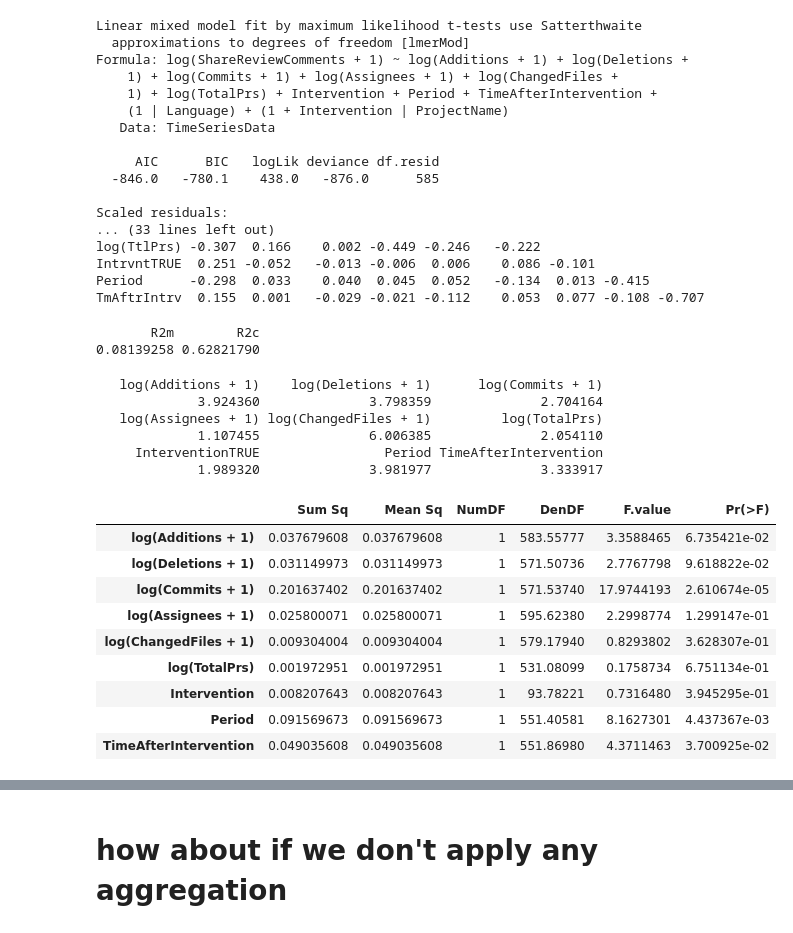
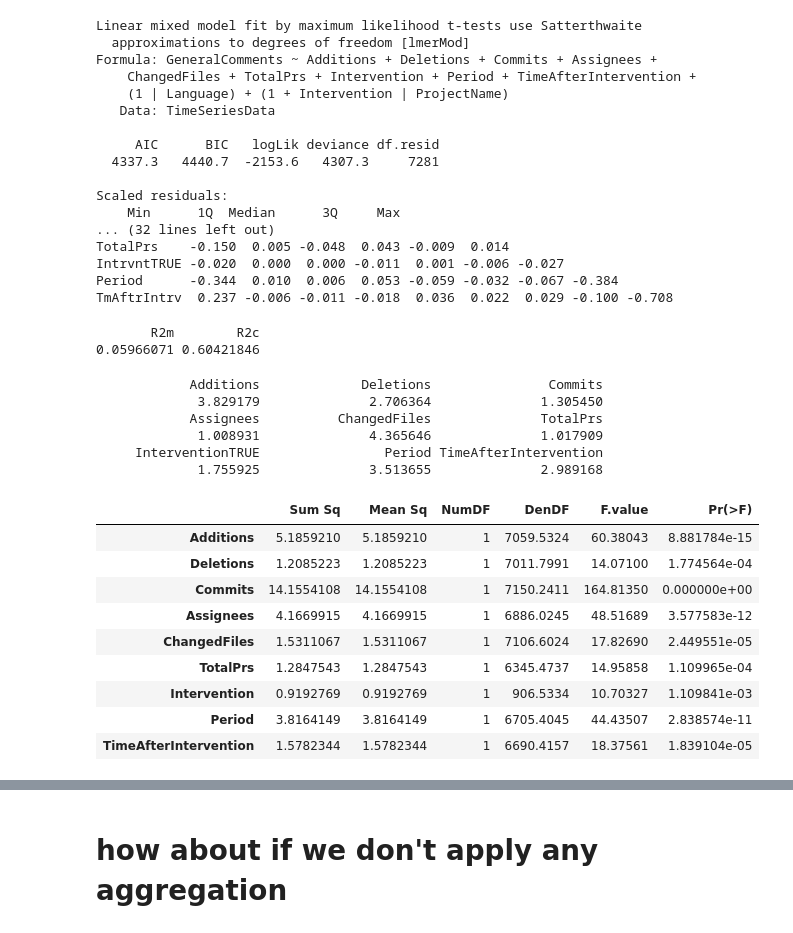
Before and after one commit to TheDutchDevil/code_reviews, a Jupyter notebook: analysis/time_series_models.ipynb, the cells around one changed output, grey strips where cells are left out. Cells and saved outputs as stored; diff of their text form; code cells hidden in the pictures.

```diff
--- a/analysis/time_series_models.ipynb
+++ b/analysis/time_series_models.ipynb
@@ -136,56 +120,57 @@ TmAftrIntrv  0.139  0.002   -0.029 -0.022 -0.113    0.052  0.078 -0.110 -0.707
 # %%
-modelShareReviewComments = lmer(log(ShareReviewComments + 1) ~
-            log(Additions + 1) +
-            log(Deletions + 1) +
-            log(Commits + 1) +
-            log(Assignees + 1) +
-            log(ChangedFiles + 1) +
-            log(TotalPrs) +
+modelShareReviewComments = lmer(GeneralComments  ~
+            Additions  +
+            Deletions +
+            Commits +
+            Assignees +
+            ChangedFiles +
+            TotalPrs +
+            #CommitsAfterCreate +
             Intervention +
             Period +
             TimeAfterIntervention +
             (1|Language) +
             (1+Intervention|ProjectName),
           data= TimeSeriesData,
           REML=FALSE)
 summary(modelShareReviewComments)
 r.squaredGLMM(modelShareReviewComments)
 vif.mer(modelShareReviewComments)
 anova(modelShareReviewComments)
 # %% [output]
 Linear mixed model fit by maximum likelihood t-tests use Satterthwaite
   approximations to degrees of freedom [lmerMod]
-Formula: log(ShareReviewComments + 1) ~ log(Additions + 1) + log(Deletions +
-    1) + log(Commits + 1) + log(Assignees + 1) + log(ChangedFiles +
-    1) + log(TotalPrs) + Intervention + Period + TimeAfterIntervention +
+Formula: GeneralComments ~ Additions + Deletions + Commits + Assignees +
+    ChangedFiles + TotalPrs + Intervention + Period + TimeAfterIntervention +
     (1 | Language) + (1 + Intervention | ProjectName)
    Data: TimeSeriesData
 
      AIC      BIC   logLik deviance df.resid
-  -846.0   -780.1    438.0   -876.0      585
+  4337.3   4440.7  -2153.6   4307.3     7281
 
 Scaled residuals:
-... (33 lines left out)
-log(TtlPrs) -0.307  0.166    0.002 -0.449 -0.246   -0.222
-IntrvntTRUE  0.251 -0.052   -0.013 -0.006  0.006    0.086 -0.101
-Period      -0.298  0.033    0.040  0.045  0.052   -0.134  0.013 -0.415
-TmAftrIntrv  0.155  0.001   -0.029 -0.021 -0.112    0.053  0.077 -0.108 -0.707
+    Min      1Q  Median      3Q     Max
+... (32 lines left out)
+TotalPrs    -0.150  0.005 -0.048  0.043 -0.009  0.014
+IntrvntTRUE -0.020  0.000  0.000 -0.011  0.001 -0.006 -0.027
+Period      -0.344  0.010  0.006  0.053 -0.059 -0.032 -0.067 -0.384
+TmAftrIntrv  0.237 -0.006 -0.011 -0.018  0.036  0.022  0.029 -0.100 -0.708
        R2m        R2c
-0.08139258 0.62821790
+0.05966071 0.60421846
-   log(Additions + 1)    log(Deletions + 1)      log(Commits + 1)
-             3.924360              3.798359              2.704164
-   log(Assignees + 1) log(ChangedFiles + 1)         log(TotalPrs)
-             1.107455              6.006385              2.054110
+            Additions             Deletions               Commits
+             3.829179              2.706364              1.305450
+            Assignees          ChangedFiles              TotalPrs
+             1.008931              4.365646              1.017909
      InterventionTRUE                Period TimeAfterIntervention
-             1.989320              3.981977              3.333917
+             1.755925              3.513655              2.989168
 |  | Sum Sq | Mean Sq | NumDF | DenDF | F.value | Pr(>F) |
-| log(Additions + 1) | 0.037679608 | 0.037679608 | 1 | 583.55777 | 3.3588465 | 6.735421e-02 |
-| log(Deletions + 1) | 0.031149973 | 0.031149973 | 1 | 571.50736 | 2.7767798 | 9.618822e-02 |
-| log(Commits + 1) | 0.201637402 | 0.201637402 | 1 | 571.53740 | 17.9744193 | 2.610674e-05 |
-| log(Assignees + 1) | 0.025800071 | 0.025800071 | 1 | 595.62380 | 2.2998774 | 1.299147e-01 |
-| log(ChangedFiles + 1) | 0.009304004 | 0.009304004 | 1 | 579.17940 | 0.8293802 | 3.628307e-01 |
-| log(TotalPrs) | 0.001972951 | 0.001972951 | 1 | 531.08099 | 0.1758734 | 6.751134e-01 |
-| Intervention | 0.008207643 | 0.008207643 | 1 | 93.78221 | 0.7316480 | 3.945295e-01 |
-| Period | 0.091569673 | 0.091569673 | 1 | 551.40581 | 8.1627301 | 4.437367e-03 |
-| TimeAfterIntervention | 0.049035608 | 0.049035608 | 1 | 551.86980 | 4.3711463 | 3.700925e-02 |
+| Additions | 5.1859210 | 5.1859210 | 1 | 7059.5324 | 60.38043 | 8.881784e-15 |
+| Deletions | 1.2085223 | 1.2085223 | 1 | 7011.7991 | 14.07100 | 1.774564e-04 |
+| Commits | 14.1554108 | 14.1554108 | 1 | 7150.2411 | 164.81350 | 0.000000e+00 |
+| Assignees | 4.1669915 | 4.1669915 | 1 | 6886.0245 | 48.51689 | 3.577583e-12 |
+| ChangedFiles | 1.5311067 | 1.5311067 | 1 | 7106.6024 | 17.82690 | 2.449551e-05 |
+| TotalPrs | 1.2847543 | 1.2847543 | 1 | 6345.4737 | 14.95858 | 1.109965e-04 |
+| Intervention | 0.9192769 | 0.9192769 | 1 | 906.5334 | 10.70327 | 1.109841e-03 |
+| Period | 3.8164149 | 3.8164149 | 1 | 6705.4045 | 44.43507 | 2.838574e-11 |
+| TimeAfterIntervention | 1.5782344 | 1.5782344 | 1 | 6690.4157 | 18.37561 | 1.839104e-05 |
 # %%
```
Also changed, not shown: parts of 8 cells of this notebook, 25 other files.
